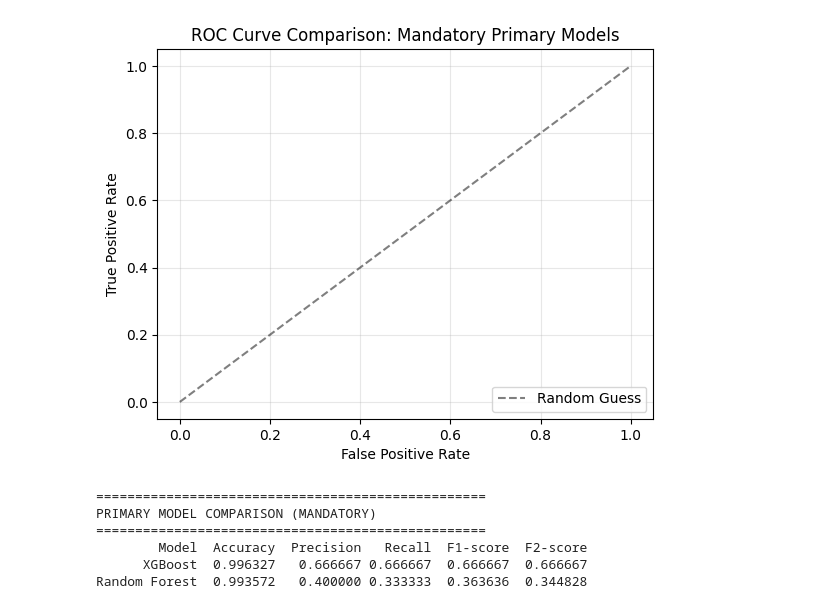
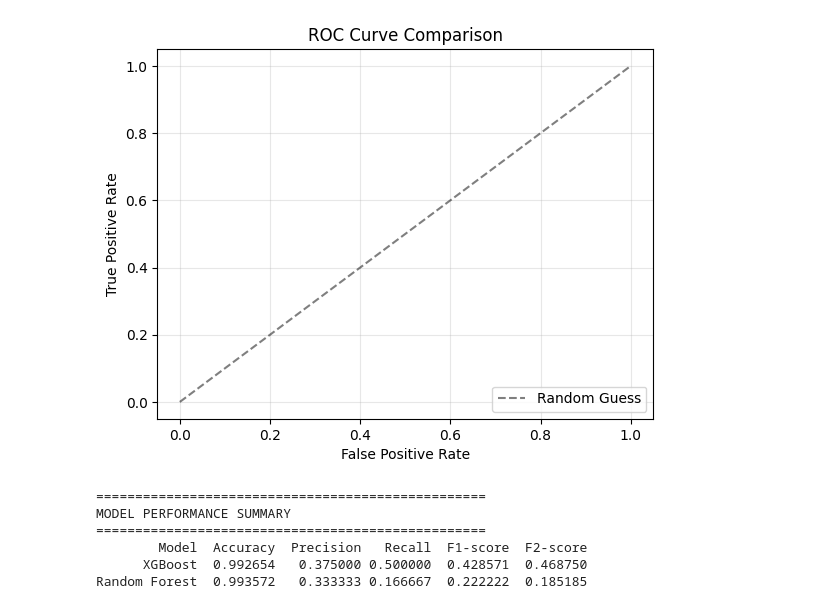
Before and after one commit to GKSJ19/ExoHabitAI, a Jupyter notebook: notebooks/ML_Model3.ipynb, the cells around one changed output. Saved outputs shown, nothing was run; the diff lists cells and outputs as text; code cells hidden in the pictures.

Commit message:
updated ML_MODEL

```diff
--- a/notebooks/ML_Model3.ipynb
+++ b/notebooks/ML_Model3.ipynb
@@ -141,24 +148,29 @@ Parameters: { "use_label_encoder" } are not used.
 # %%
 # 4. FINALIZE ROC CURVE COMPARISON [cite: 73]
 plt.plot([0, 1], [0, 1], 'k--', alpha=0.5, label='Random Guess')
 plt.xlabel('False Positive Rate')
 plt.ylabel('True Positive Rate')
-plt.title('ROC Curve Comparison: Mandatory Primary Models')
+plt.title('ROC Curve Comparison')
 plt.legend(loc='lower right')
 plt.grid(alpha=0.3)
 plt.show()
 
 # 5. MODEL COMPARISON SUMMARY [cite: 87, 88]
-comparison_df = pd.DataFrame(model_performance)
-print("\n" + "="*50)
-print("PRIMARY MODEL COMPARISON (MANDATORY)")
-print("="*50)
-print(comparison_df.sort_values(by='F2-score', ascending=False).to_string(index=False))
+comparison_df = pd.DataFrame(results)
+
+print("=" * 50)
+print("MODEL PERFORMANCE SUMMARY")
+print("=" * 50)
+print(
+    comparison_df
+    .sort_values(by="F2-score", ascending=False)
+    .to_string(index=False)
+)
 # %% [output]
-[figure, old version]
+[figure, new version]
 ==================================================
-PRIMARY MODEL COMPARISON (MANDATORY)
+MODEL PERFORMANCE SUMMARY
 ==================================================
         Model  Accuracy  Precision   Recall  F1-score  F2-score
-      XGBoost  0.996327   0.666667 0.666667  0.666667  0.666667
-Random Forest  0.993572   0.400000 0.333333  0.363636  0.344828
+      XGBoost  0.992654   0.375000 0.500000  0.428571  0.468750
+Random Forest  0.993572   0.333333 0.166667  0.222222  0.185185
```
Also changed, not shown: parts of 3 cells of this notebook, 14 other files.
